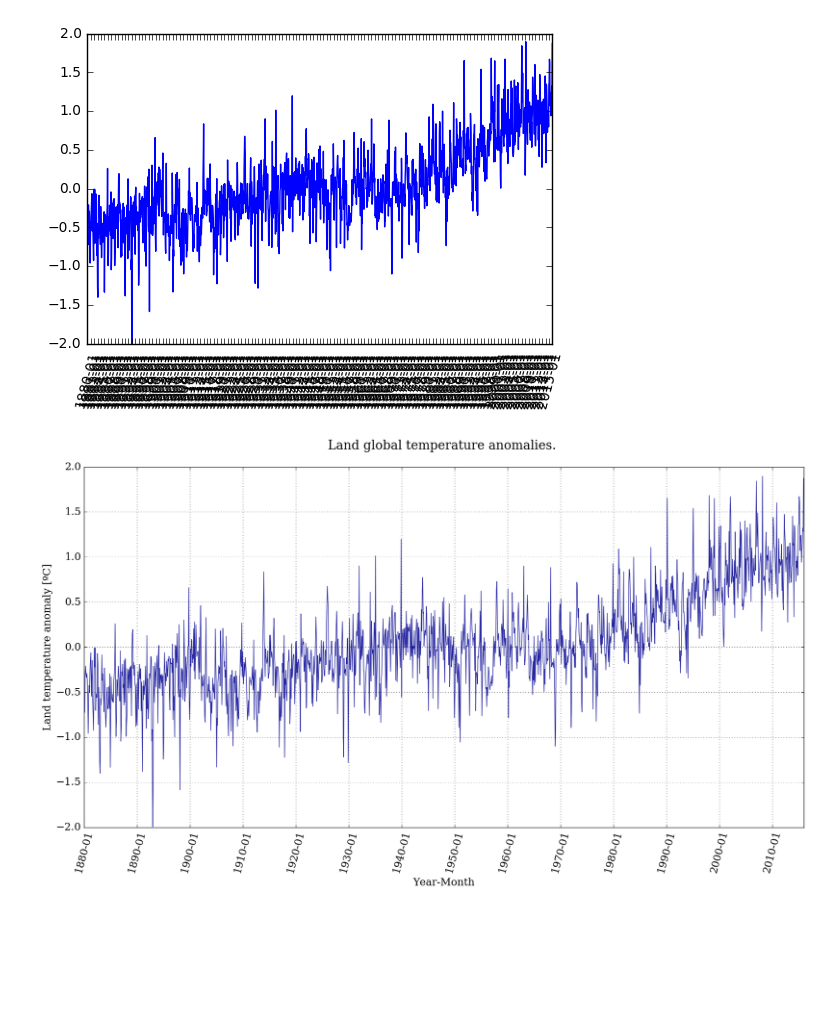
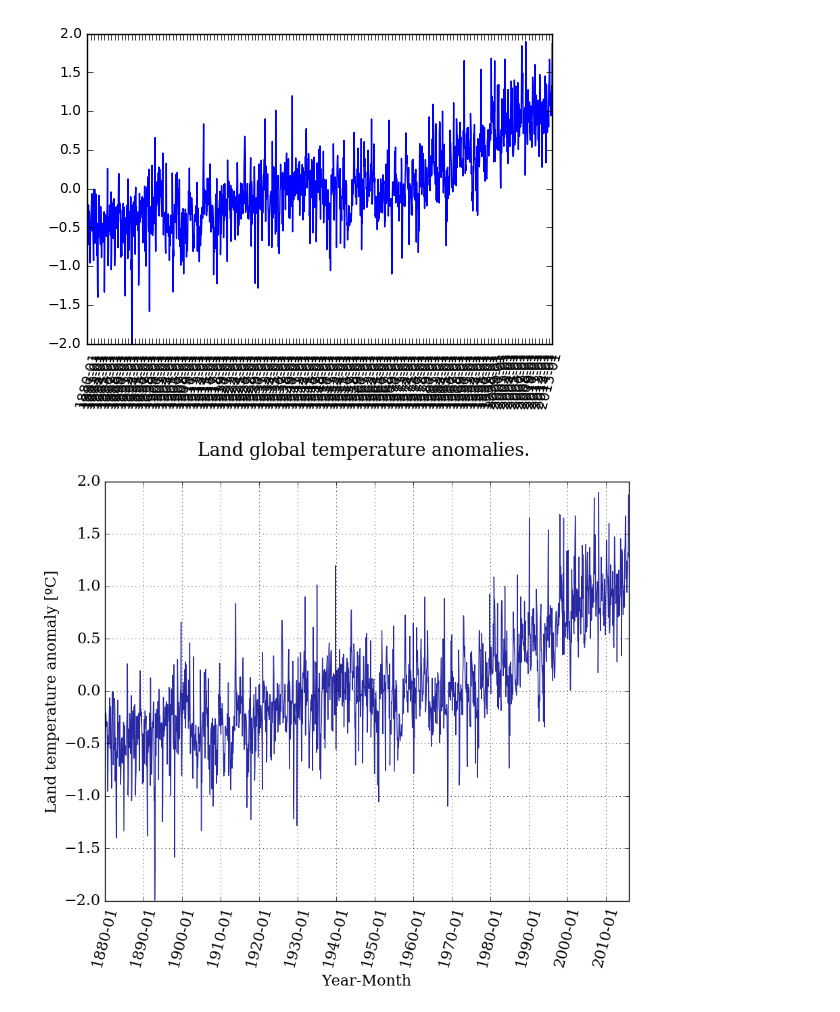
Before and after one commit to nripoll/notebook, a Jupyter notebook: Temperatures.ipynb, the cells around one changed output. Saved outputs shown, nothing was run; the diff lists cells and outputs as text; code cells hidden in the pictures; blank space fills up the shorter version.

```diff
--- a/Temperatures.ipynb
+++ b/Temperatures.ipynb
@@ -99,13 +99,13 @@ from matplotlib import rcParams
 rcParams['font.family'] = 'serif'
 rcParams['font.size'] = 16
 # %%
-pyplot.figure(figsize=(20,10))
+pyplot.figure(figsize=(10,8))
 pyplot.xticks(dummy[::12*10], date[::12*10], rotation = 75)
 pyplot.plot(dummy, T_land[:,1], color = '#2929a3', linestyle = '-', linewidth = 1)
 pyplot.title('Land global temperature anomalies. \n')
 pyplot.xlabel('Year-Month')
 pyplot.ylabel('Land temperature anomaly [ºC]')
 pyplot.grid()
 pyplot.savefig('temp_anomalies.eps');
 # %% [output]
-[figure, old version]
+[figure, new version]
```
Also changed, not shown: parts of 4 cells of this notebook.
